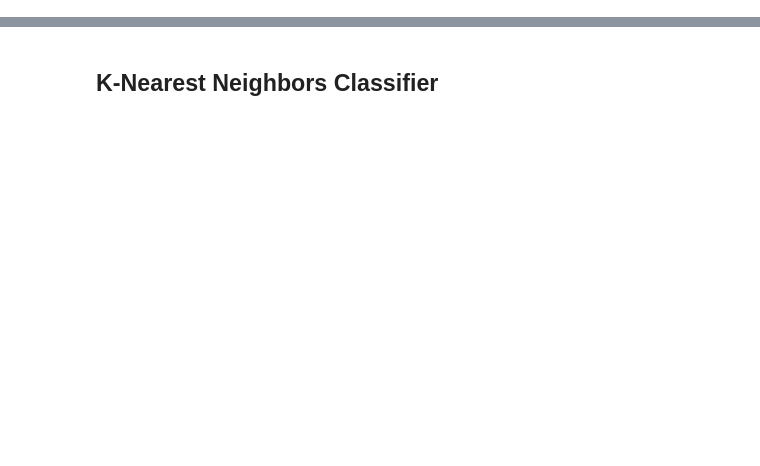
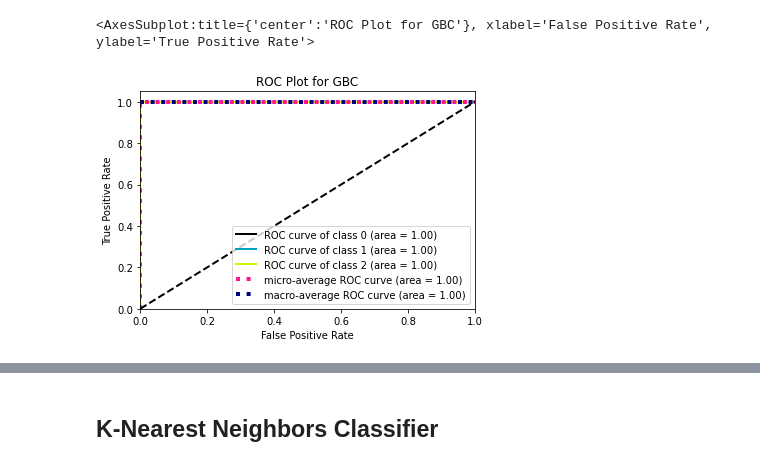
Before and after one commit to emilylondon/K12OutreachHapticGlove, a Jupyter notebook: objectClassification.ipynb, the cells around one changed output, grey strips where cells are left out. Saved outputs shown, nothing was run; the diff lists cells and outputs as text; code cells hidden in the pictures; blank space fills up the shorter version.

```diff
--- a/objectClassification.ipynb
+++ b/objectClassification.ipynb
@@ -100,0 +126,5 @@ weighted avg       0.94      0.93      0.93        14
+# %%
+skplt.metrics.plot_roc(y_test, y_proba, title = 'ROC Plot for GBC')
+# %% [output]
+<AxesSubplot:title={'center':'ROC Plot for GBC'}, xlabel='False Positive Rate', ylabel='True Positive Rate'>
+[figure, added]
```
Also changed, not shown: parts of 17 cells of this notebook, 1 other file.
